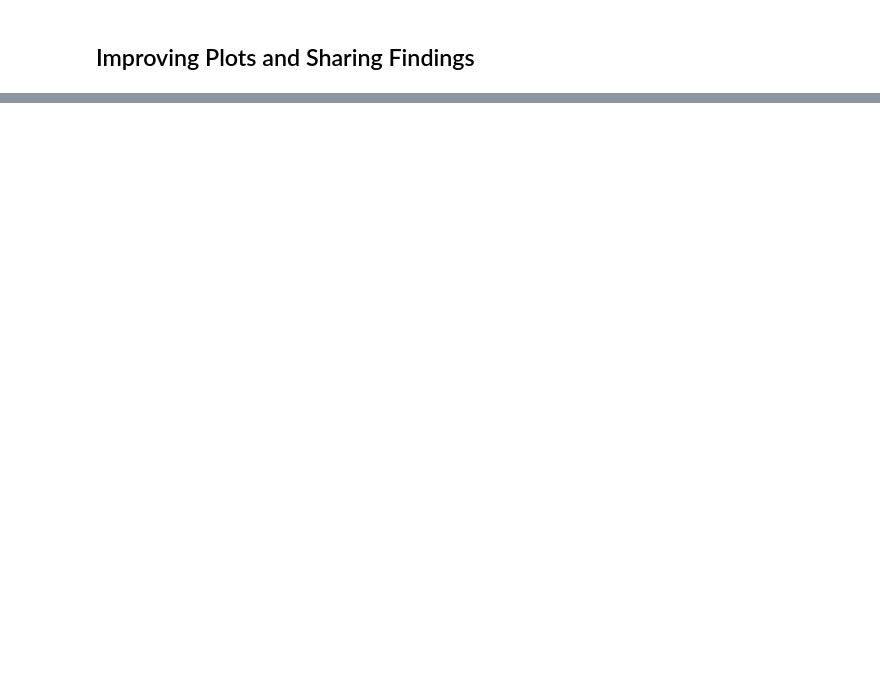
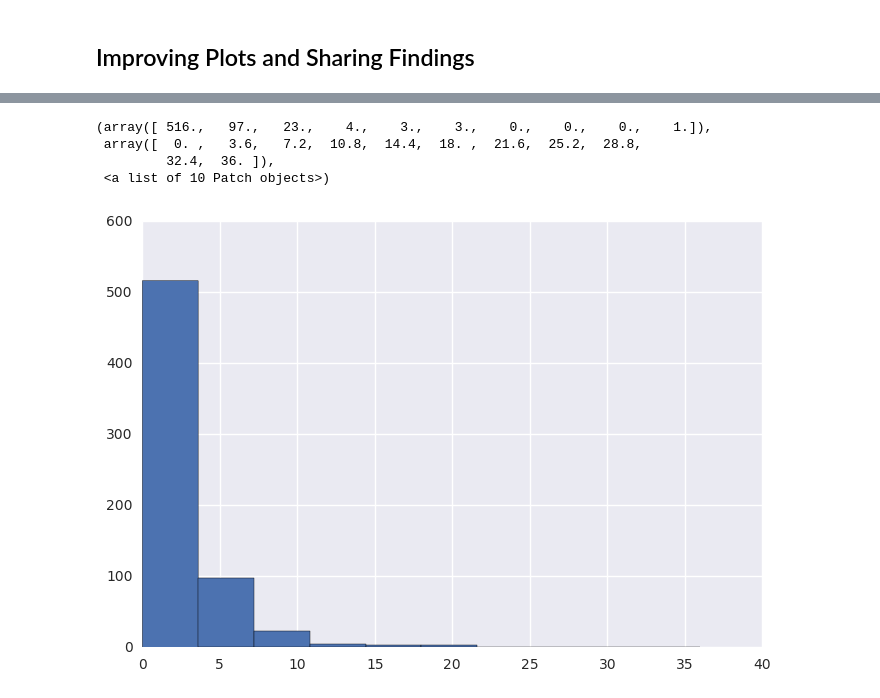
Before and after one commit to PhenixI/intro_to_Data_Analysis, a Jupyter notebook: lesson1_data_process_procedure/L1_Starter_Code.ipynb, the cells around one changed output, grey strips where cells are left out. Saved outputs shown, nothing was run; the diff lists cells and outputs as text; code cells hidden in the pictures; blank space fills up the shorter version.

```diff
--- a/lesson1_data_process_procedure/L1_Starter_Code.ipynb
+++ b/lesson1_data_process_procedure/L1_Starter_Code.ipynb
@@ -381,3 +486,7 @@ non_passing_engagement =
 ## students who pass the subway project vs. students who don't. A good
 ## starting point would be the metrics we looked at earlier (minutes spent
 ## in the classroom, lessons completed, and days visited).
+
+pass_engagement_by_account = group_data(passing_engagement,'account_key')
+pass_total_minutes_by_account = sum_grouped_items(pass_engagement_by_account,'total_minutes_visited')
+describe_data(pass_total_minutes_by_account.values())
@@ -383,0 +507,3 @@ non_passing_engagement =
+# %%
+pass_total_lessons_by_account = sum_grouped_items(pass_engagement_by_account,'lessons_completed')
+describe_data(pass_total_lessons_by_account.values())
@@ -395,0 +578,8 @@ non_passing_engagement =
+# %%
+plt.hist(pass_total_lessons_by_account.values())
+# %% [output]
+(array([ 516.,   97.,   23.,    4.,    3.,    3.,    0.,    0.,    0.,    1.]),
+ array([  0. ,   3.6,   7.2,  10.8,  14.4,  18. ,  21.6,  25.2,  28.8,
+         32.4,  36. ]),
+ <a list of 10 Patch objects>)
+[figure, added]
```
Also changed, not shown: parts of 25 cells of this notebook.
